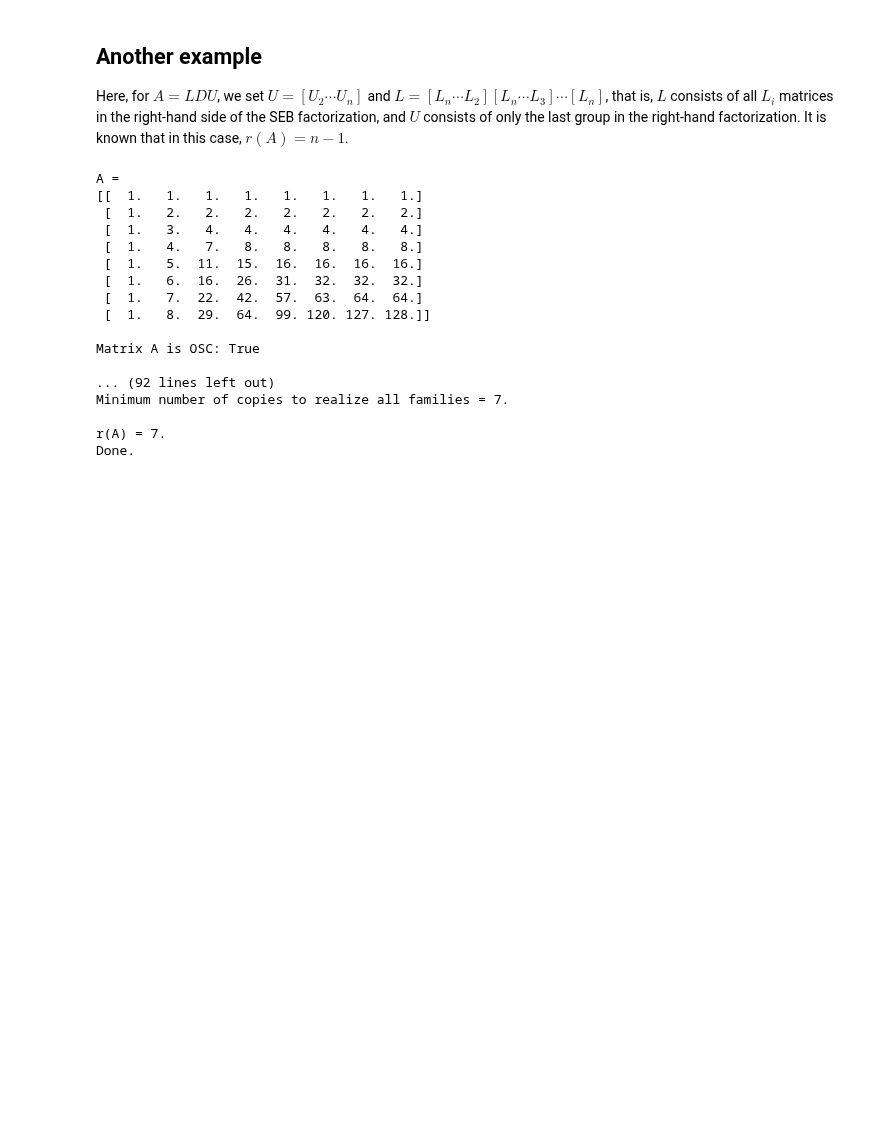
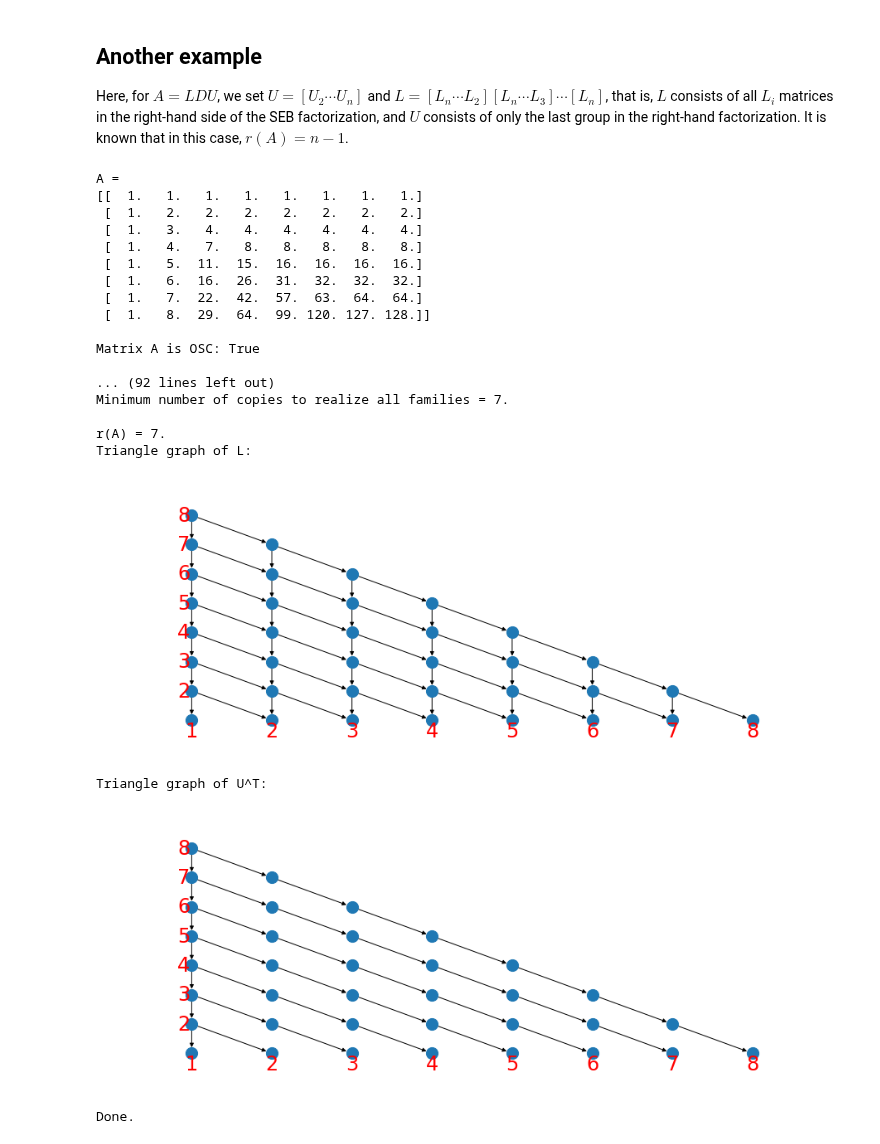
Before and after one commit to yoramzarai/Oscillatory, a Jupyter notebook: SEB_paths.ipynb, the cells around one changed output. Saved outputs shown, nothing was run; the diff lists cells and outputs as text; code cells hidden in the pictures; blank space fills up the shorter version.

```diff
--- a/SEB_paths.ipynb
+++ b/SEB_paths.ipynb
@@ -717,31 +805,42 @@ A = tpf.compute_matrix_from_EB_factorization(valsl, valsd, valsu)
 print(f"A =\n{A}")
 # check that this is indeed an oscillatory matrix
 print(f"\nMatrix A is OSC: {tpf.is_osc_from_factorization(A)}")
 try:
     #osc_cls = OSC_exp(A) # create an OSC_exp object
     osc_cls = OSC_exp.from_vals_ldu(valsl, valsd, valsu) # can also create from the SEB factorization
 except ValueError as ve:
     print(f"{ve}. Aborting...")
 else:
     osc_cls.run()  # run it
     osc_cls.display_results(compress=True)  # display its results
 finally:
+    for k in osc_cls.G.keys():
+        print(f'Triangle graph of {k}:')
+        plt1, ax = plt.subplots(figsize=(16,6))
+        draw_triag_graph(osc_cls.G[k].tf_tbl, ax, noffset=[0.2, 0.2])
+        ax.margins(.1, .1)
+        display(plt1)
+        plt.close()
     print('Done.')
 # %% [output]
 A =
 [[  1.   1.   1.   1.   1.   1.   1.   1.]
  [  1.   2.   2.   2.   2.   2.   2.   2.]
  [  1.   3.   4.   4.   4.   4.   4.   4.]
  [  1.   4.   7.   8.   8.   8.   8.   8.]
  [  1.   5.  11.  15.  16.  16.  16.  16.]
  [  1.   6.  16.  26.  31.  32.  32.  32.]
  [  1.   7.  22.  42.  57.  63.  64.  64.]
  [  1.   8.  29.  64.  99. 120. 127. 128.]]
 
 Matrix A is OSC: True
 
 ... (92 lines left out)
 Minimum number of copies to realize all families = 7.
 
 r(A) = 7.
-Done.
+Triangle graph of L:
+[figure, added]
+Triangle graph of U^T:
+[figure, added]
+Done.
```
Also changed, not shown: parts of 4 cells of this notebook.
